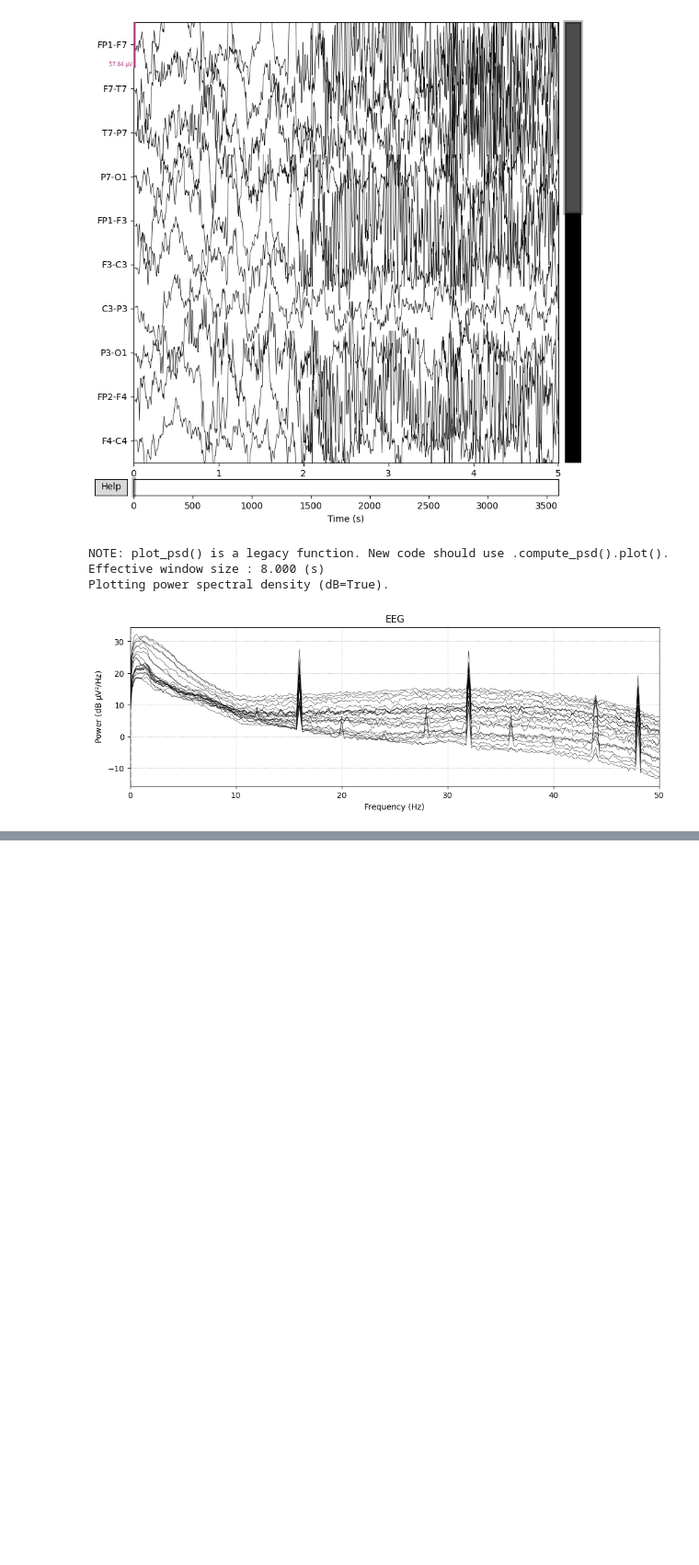
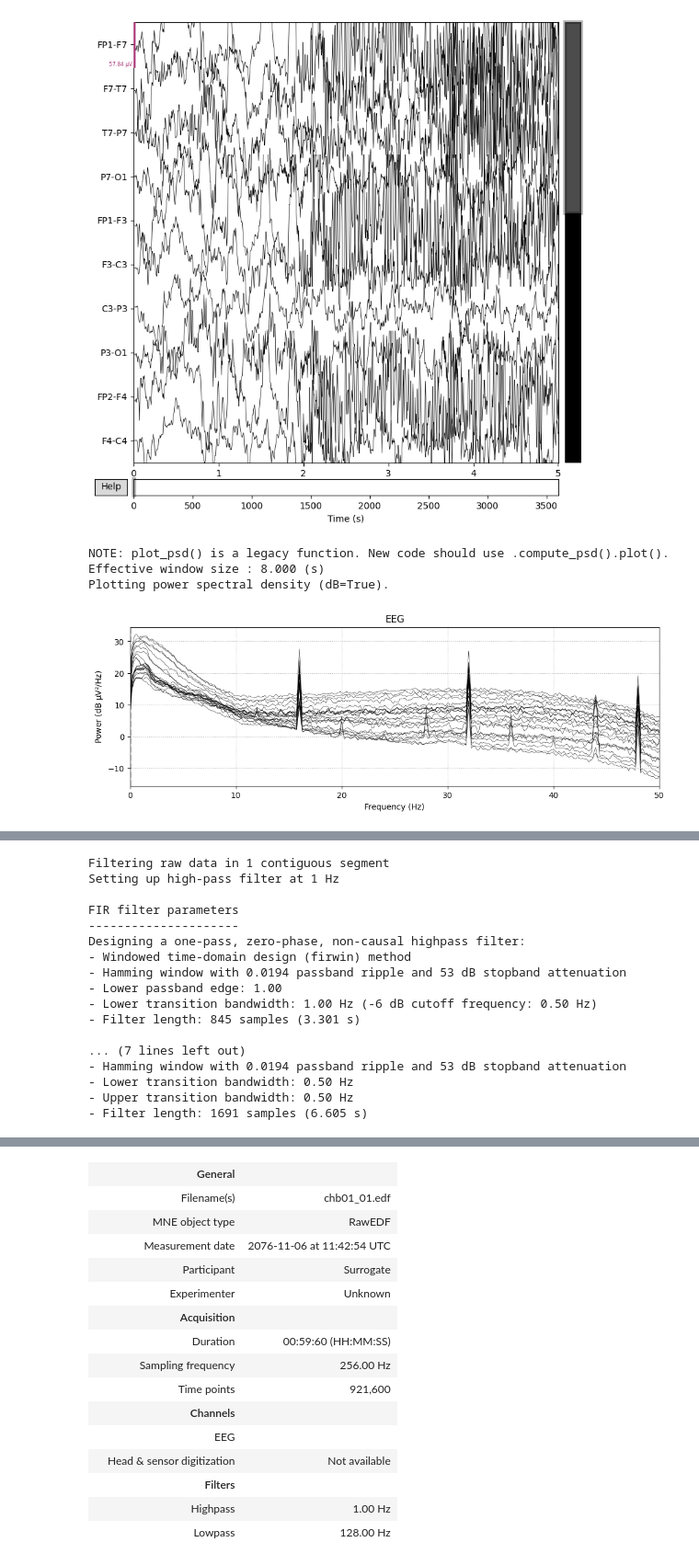
Before and after one commit to plainsalad/epilepsy-prediction, a Jupyter notebook: setup.ipynb, the cells around one changed output, grey strips where cells are left out. Shown at 92% size. Cells and saved outputs as stored; diff of their text form; code cells hidden in the pictures; blank space fills up the shorter version.

```diff
--- a/setup.ipynb
+++ b/setup.ipynb
@@ -61,0 +82,25 @@ SyntaxError: closing parenthesis ')' does not match opening parenthesis '[' (353
+# %%
+# Selecting Channels specified in Jira 2022
+raw_filtered = raw_selected.copy()
+
+raw_filtered.filter (l_freq=1.0, h_freq=None)
+
+raw_filtered.notch_filter(freqs=[50, 100])
+# %% [output]
+Filtering raw data in 1 contiguous segment
+Setting up high-pass filter at 1 Hz
+
+FIR filter parameters
+---------------------
+Designing a one-pass, zero-phase, non-causal highpass filter:
+- Windowed time-domain design (firwin) method
+- Hamming window with 0.0194 passband ripple and 53 dB stopband attenuation
+- Lower passband edge: 1.00
+- Lower transition bandwidth: 1.00 Hz (-6 dB cutoff frequency: 0.50 Hz)
+- Filter length: 845 samples (3.301 s)
+
+... (7 lines left out)
+- Hamming window with 0.0194 passband ripple and 53 dB stopband attenuation
+- Lower transition bandwidth: 0.50 Hz
+- Upper transition bandwidth: 0.50 Hz
+- Filter length: 1691 samples (6.605 s)
@@ -61,0 +111,16 @@ SyntaxError: closing parenthesis ')' does not match opening parenthesis '[' (353
+|  | General |  |
+|  | Filename(s) | chb01_01.edf |
+|  | MNE object type | RawEDF |
+|  | Measurement date | 2076-11-06 at 11:42:54 UTC |
+|  | Participant | Surrogate |
+|  | Experimenter | Unknown |
+|  | Acquisition |  |
+|  | Duration | 00:59:60 (HH:MM:SS) |
+|  | Sampling frequency | 256.00 Hz |
+|  | Time points | 921,600 |
+|  | Channels |  |
+|  | EEG |  |
+|  | Head & sensor digitization | Not available |
+|  | Filters |  |
+|  | Highpass | 1.00 Hz |
+|  | Lowpass | 128.00 Hz |
```
Also changed, not shown: parts of 11 cells of this notebook.
